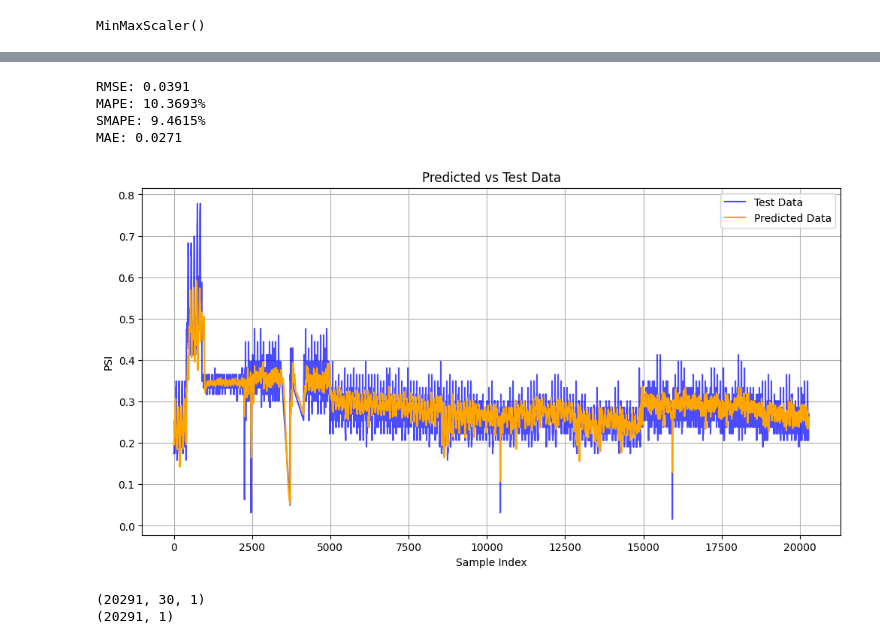
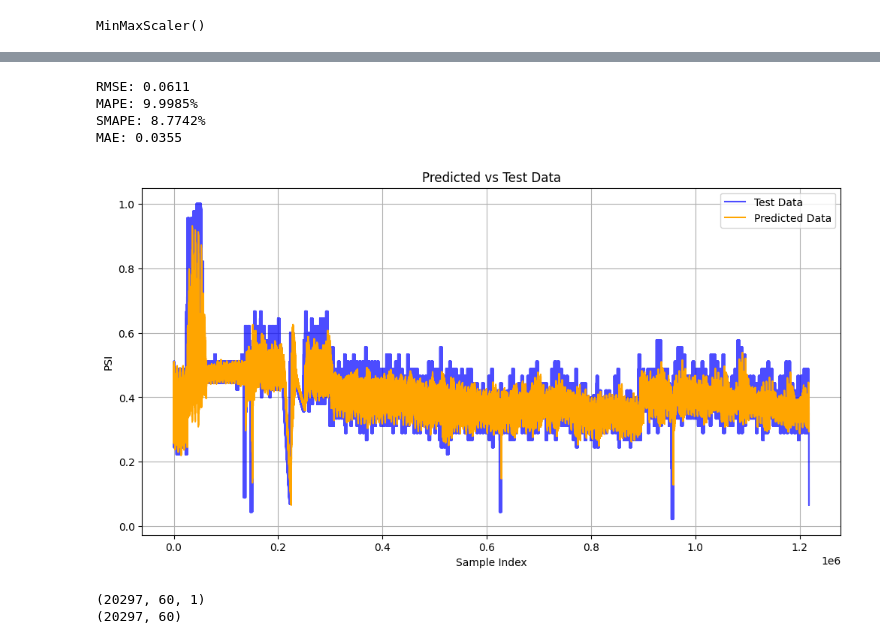
Before and after one commit to Yam-ghub/ProjectDesignForecasting, a Jupyter notebook: OneHourPredictMultiStep.ipynb, the cells around one changed output, grey strips where cells are left out. Cells and saved outputs as stored; diff of their text form; code cells hidden in the pictures.

```diff
--- a/OneHourPredictMultiStep.ipynb
+++ b/OneHourPredictMultiStep.ipynb
@@ -112,7 +112,7 @@ df_new
 | 2024-11-24 23:45:00 | 9.23 |
 101664 rows × 1 columns
 # %%
-#df_new.loc[df_new['PSI'] > 30, 'PSI'] = np.nan
+df_new.loc[df_new['PSI'] > 30, 'PSI'] = np.nan
 df_new['PSI'] = df_new['PSI'].interpolate(method='time')
 df_new['PSI'] = df_new['PSI'].rolling(window=5, center=True).median()
 # %%
@@ -228,8 +228,8 @@ def create_multi_step_sequences(data, input_length, output_length):
         y.append(data[i + input_length:i + input_length + output_length])
     return np.array(X), np.array(y)
 # %%
-INPUT_LENGTH = 180
-OUTPUT_LENGTH = 30
+INPUT_LENGTH = 120
+OUTPUT_LENGTH = 60
 
 X, y = create_multi_step_sequences(scaled_data, INPUT_LENGTH, OUTPUT_LENGTH)
 
@@ -359,14 +442,15 @@ def mape(y_true, y_pred):
     return 100 * np.mean(np.abs((y_true - y_pred) / (y_true + 1e-10)))  # Avoid division by zero
 
 # Ensure y_test and y_pred have consistent shapes
-if len(y_test.shape) == 2:  # If y_test is already 2D
-    y_test_adjusted = y_test
-elif len(y_test.shape) == 3:  # If y_test is 3D (multi-step)
-    y_test_adjusted = y_test[:, 0]  # Take the first step to match y_pred
+if len(y_test.shape) == 3:  # If y_test is 3D (multi-step)
+    y_test_flat = y_test[:, :, 0].flatten()  # Flatten the first feature
+else:
+    y_test_flat = y_test.flatten()
 
-# Flatten both arrays for metric calculations
-y_test_flat = y_test_adjusted.flatten()
-y_pred_flat = y_pred.flatten()
+if len(y_pred.shape) == 3:  # If y_pred is 3D (multi-step)
+    y_pred_flat = y_pred[:, :, 0].flatten()  # Flatten the first feature
+else:
+    y_pred_flat = y_pred.flatten()
 
 # Calculate RMSE
 rmse = np.sqrt(mean_squared_error(y_test_flat, y_pred_flat))
@@ -382,28 +466,32 @@ print(f'SMAPE: {smape_value:.4f}%')
 mae = mean_absolute_error(y_test_flat, y_pred_flat)
 print(f'MAE: {mae:.4f}')
 # %% [output]
-RMSE: 0.0391
-MAPE: 10.3693%
-SMAPE: 9.4615%
-MAE: 0.0271
+RMSE: 0.0611
+MAPE: 9.9985%
+SMAPE: 8.7742%
+MAE: 0.0355
 # %%
 # Plot the test data and predictions
 plt.figure(figsize=(12, 6))
+
+# Use the range of y_test as indices
+test_indices = range(len(y_test_flat))
+
 plt.plot(test_indices, y_test_flat, label='Test Data', color='blue', alpha=0.7)
 plt.plot(test_indices, y_pred_flat, label='Predicted Data', color='orange')
 
 # Add labels, legend, and title
 plt.xlabel('Sample Index')
 plt.ylabel('PSI')
 plt.title('Predicted vs Test Data')
 plt.legend()
 plt.grid()
 plt.show()
 # %% [output]
-[figure, old version]
+[figure, new version]
 # %%
 print(y_test.shape)
 print(y_pred.shape)
 # %% [output]
-(20291, 30, 1)
-(20291, 1)
+(20297, 60, 1)
+(20297, 60)
```
Also changed, not shown: parts of 10 cells of this notebook, 24 other files.
